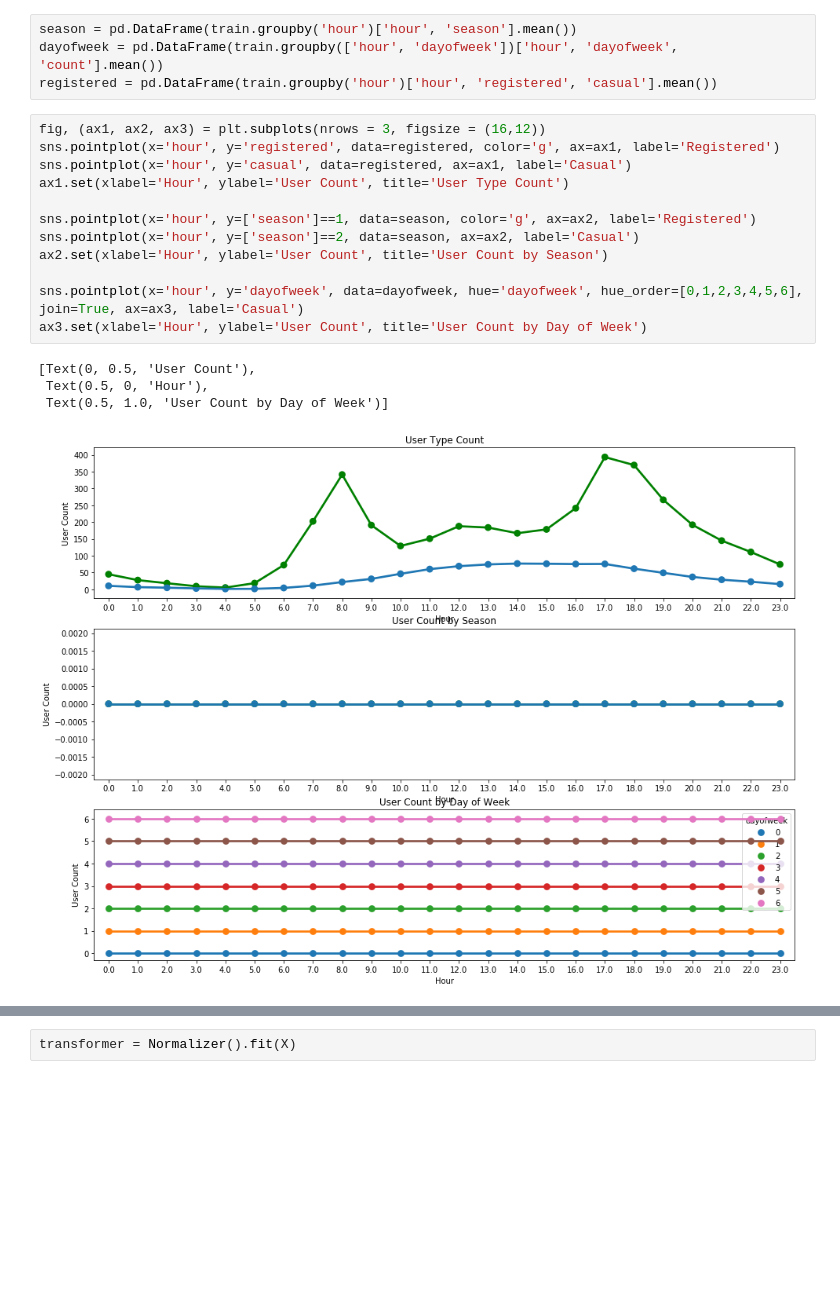
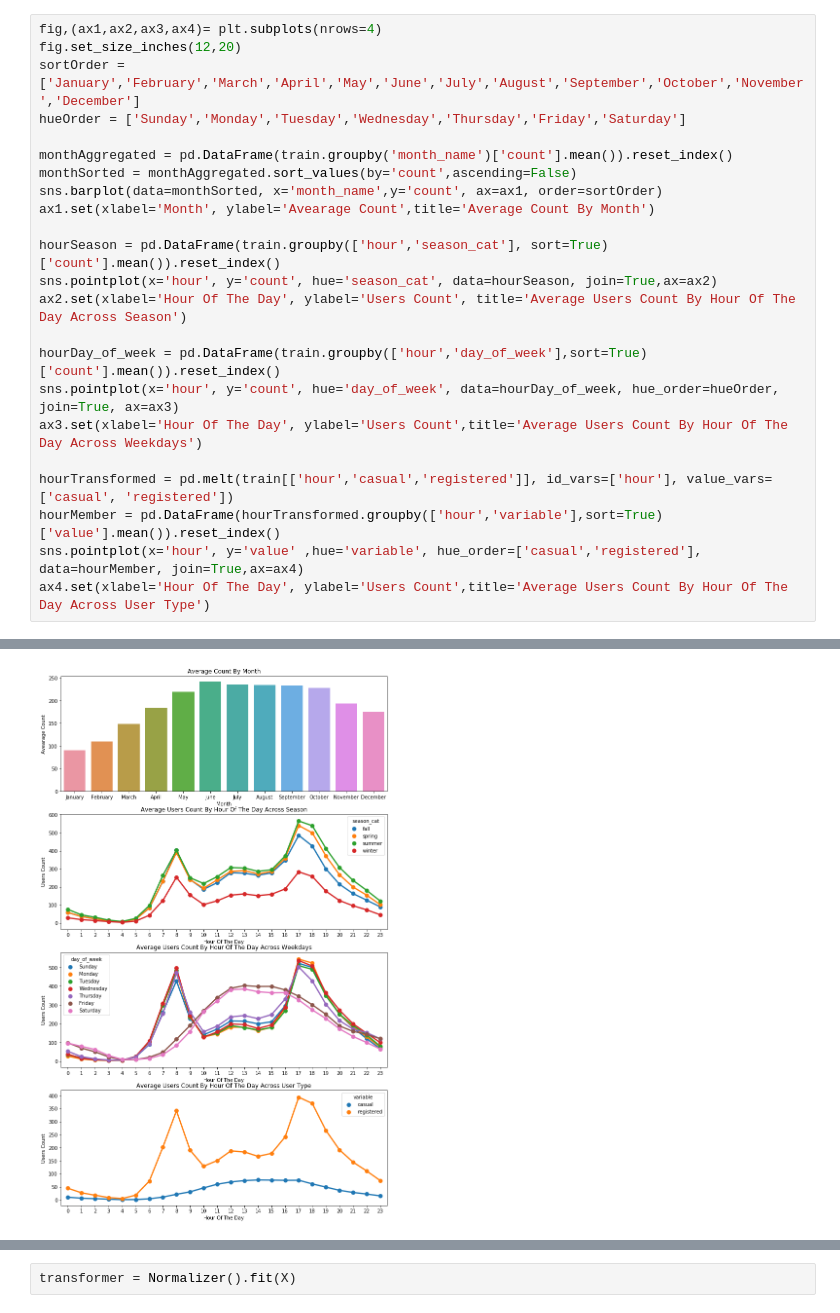
Before and after one commit to binyaz/bike-share-demand, a Jupyter notebook: Untitled.ipynb, the cells around one changed output, grey strips where cells are left out. Saved outputs shown, nothing was run; the diff lists cells and outputs as text; blank space fills up the shorter version.

Commit message:
fixed visualization

```diff
--- a/Untitled.ipynb
+++ b/Untitled.ipynb
@@ -102,23 +112,26 @@ scs.f_oneway(train['count'][train['dayofweek'] == 0],
 # %% [output]
 F_onewayResult(statistic=1.8136922595484772, pvalue=0.09219803980516852)
-# %%
-season = pd.DataFrame(train.groupby('hour')['hour', 'season'].mean())
-dayofweek = pd.DataFrame(train.groupby(['hour', 'dayofweek'])['hour', 'dayofweek', 'count'].mean())
-registered = pd.DataFrame(train.groupby('hour')['hour', 'registered', 'casual'].mean())
-# %%
-fig, (ax1, ax2, ax3) = plt.subplots(nrows = 3, figsize = (16,12))
-sns.pointplot(x='hour', y='registered', data=registered, color='g', ax=ax1, label='Registered')
-sns.pointplot(x='hour', y='casual', data=registered, ax=ax1, label='Casual')
-ax1.set(xlabel='Hour', ylabel='User Count', title='User Type Count')
-
-sns.pointplot(x='hour', y=['season']==1, data=season, color='g', ax=ax2, label='Registered')
-sns.pointplot(x='hour', y=['season']==2, data=season, ax=ax2, label='Casual')
-ax2.set(xlabel='Hour', ylabel='User Count', title='User Count by Season')
-
-sns.pointplot(x='hour', y='dayofweek', data=dayofweek, hue='dayofweek', hue_order=[0,1,2,3,4,5,6], join=True, ax=ax3, label='Casual')
-ax3.set(xlabel='Hour', ylabel='User Count', title='User Count by Day of Week')
-# %% [output]
-[Text(0, 0.5, 'User Count'),
- Text(0.5, 0, 'Hour'),
- Text(0.5, 1.0, 'User Count by Day of Week')]
-[figure, removed]
+# %%
+fig,(ax1,ax2,ax3,ax4)= plt.subplots(nrows=4)
+fig.set_size_inches(12,20)
+sortOrder = ['January','February','March','April','May','June','July','August','September','October','November','December']
+hueOrder = ['Sunday','Monday','Tuesday','Wednesday','Thursday','Friday','Saturday']
+
+monthAggregated = pd.DataFrame(train.groupby('month_name')['count'].mean()).reset_index()
+monthSorted = monthAggregated.sort_values(by='count',ascending=False)
+sns.barplot(data=monthSorted, x='month_name',y='count', ax=ax1, order=sortOrder)
+ax1.set(xlabel='Month', ylabel='Avearage Count',title='Average Count By Month')
+
+hourSeason = pd.DataFrame(train.groupby(['hour','season_cat'], sort=True)['count'].mean()).reset_index()
+sns.pointplot(x='hour', y='count', hue='season_cat', data=hourSeason, join=True,ax=ax2)
+ax2.set(xlabel='Hour Of The Day', ylabel='Users Count', title='Average Users Count By Hour Of The Day Across Season')
+
+hourDay_of_week = pd.DataFrame(train.groupby(['hour','day_of_week'],sort=True)['count'].mean()).reset_index()
+sns.pointplot(x='hour', y='count', hue='day_of_week', data=hourDay_of_week, hue_order=hueOrder, join=True, ax=ax3)
+ax3.set(xlabel='Hour Of The Day', ylabel='Users Count',title='Average Users Count By Hour Of The Day Across Weekdays')
+
+hourTransformed = pd.melt(train[['hour','casual','registered']], id_vars=['hour'], value_vars=['casual', 'registered'])
+hourMember = pd.DataFrame(hourTransformed.groupby(['hour','variable'],sort=True)['value'].mean()).reset_index()
+sns.pointplot(x='hour', y='value' ,hue='variable', hue_order=['casual','registered'], data=hourMember, join=True,ax=ax4)
+ax4.set(xlabel='Hour Of The Day', ylabel='Users Count',title='Average Users Count By Hour Of The Day Across User Type')
+# %% [output]
@@ -125 +141,2 @@ ax3.set(xlabel='Hour', ylabel='User Count', title='User Count by Day of Week')
+[figure, added]
 # %%
```
Also changed, not shown: parts of 32 cells of this notebook.
